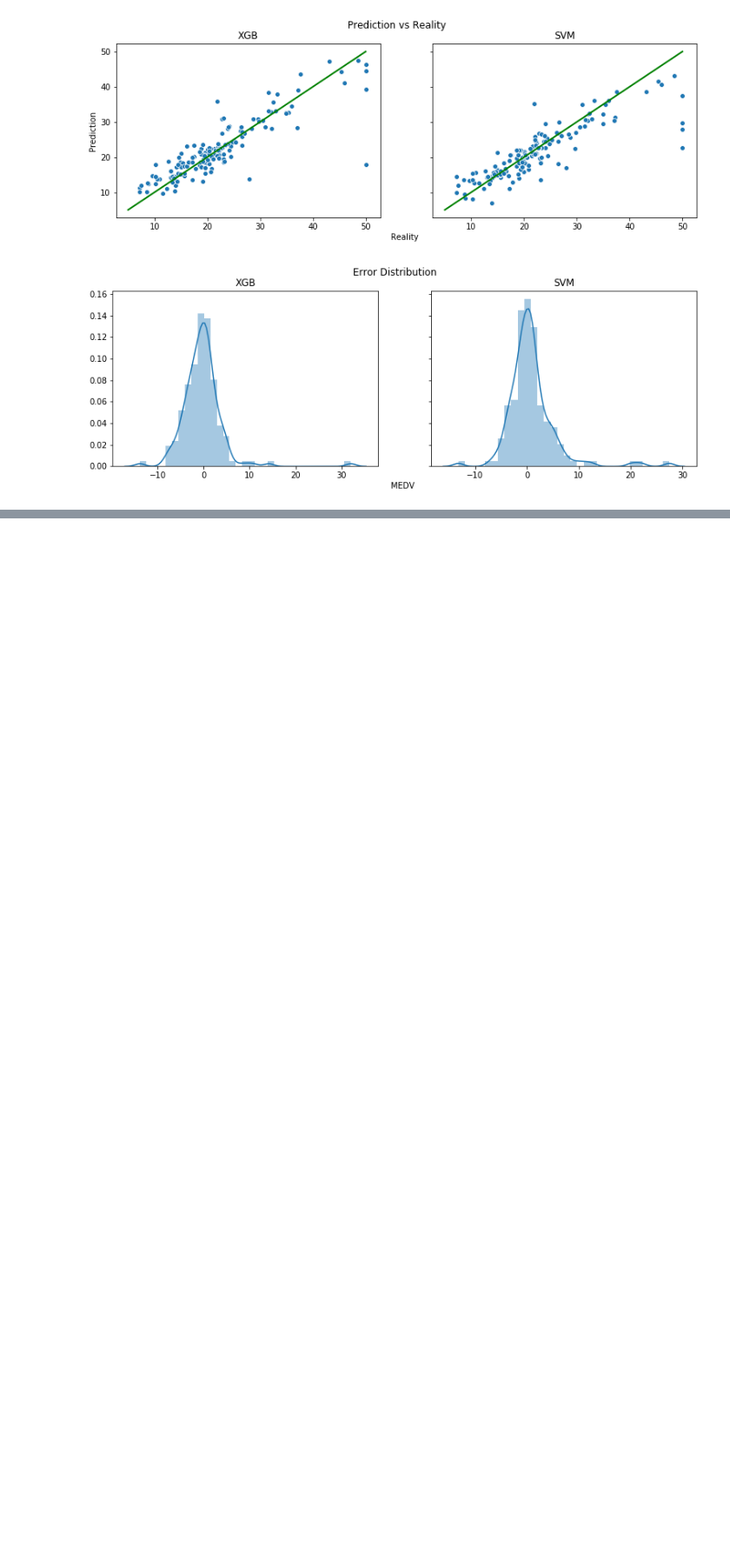
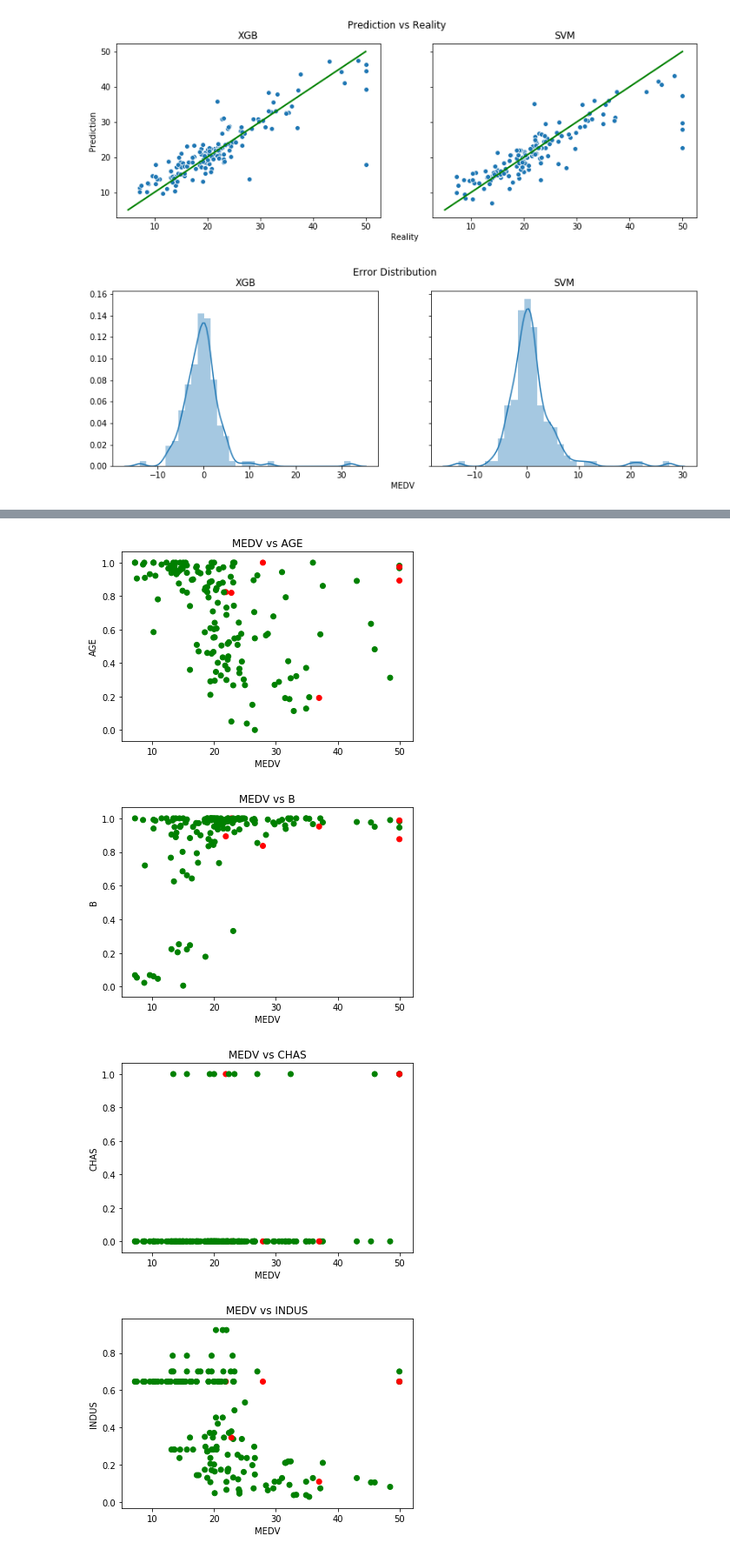
Before and after one commit to FerranDonoso/01-20-Boston-Dataset, a Jupyter notebook: Boston_House_Prices.ipynb, the cells around one changed output, grey strips where cells are left out. Shown: that part at 87% size. Drawn from its saved outputs; the diff is of its cells as text; code cells hidden in the pictures; blank space fills up the shorter version.

```diff
--- a/Boston_House_Prices.ipynb
+++ b/Boston_House_Prices.ipynb
@@ -394,3 +396,18 @@ fig.text(0.51, 0.03, "MEDV", ha = "center")
 plt.show()
 # %% [output]
 [figure]
+# %%
+#add MEDV to test
+X_test.loc[:, "MEDV"] = list(y_test)
+# %%
+#add XGB predictions to test
+X_test.loc[:, "Predictions"] = list(y_pred)
+# %%
+#add XGB errors to test
+errors = errors.abs()
+X_test.loc[:, "Errors"] = list(errors)
+# %%
+#add column color code errors higher than 8
+X_test.loc[:, "Color"] = list(X_test.apply(lambda x: "Red" if (x["Errors"] > 8) else "Green", axis = 1))
+
+X_test["Color"].value_counts()
@@ -396,0 +429,18 @@ plt.show()
+# %%
+#plot MEDV vs features colored by error class
+x_col = "MEDV"
+y_columns = list(X_test[X_test.columns.difference(["MEDV", "Color", "Predictions", "Errors"])])
+
+for y_col in y_columns:
+    figure = plt.figure
+    ax = plt.gca()
+    ax.scatter(X_test[x_col], X_test[y_col], c = X_test["Color"])
+    ax.set_xlabel(x_col)
+    ax.set_ylabel(y_col)
+    ax.set_title("{} vs {}".format(x_col, y_col))
+    plt.show()
+# %% [output]
+[figure, added]
+[figure, added]
+[figure, added]
+[figure, added]
```
Also changed, not shown: parts of 8 cells of this notebook.
